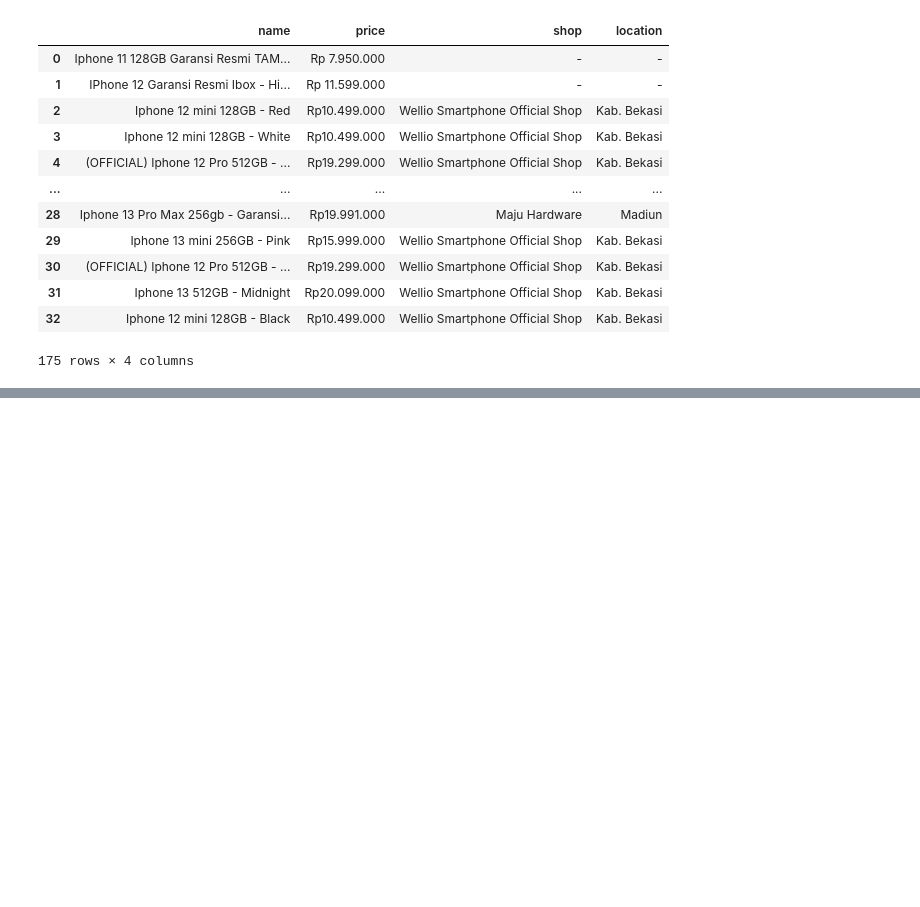
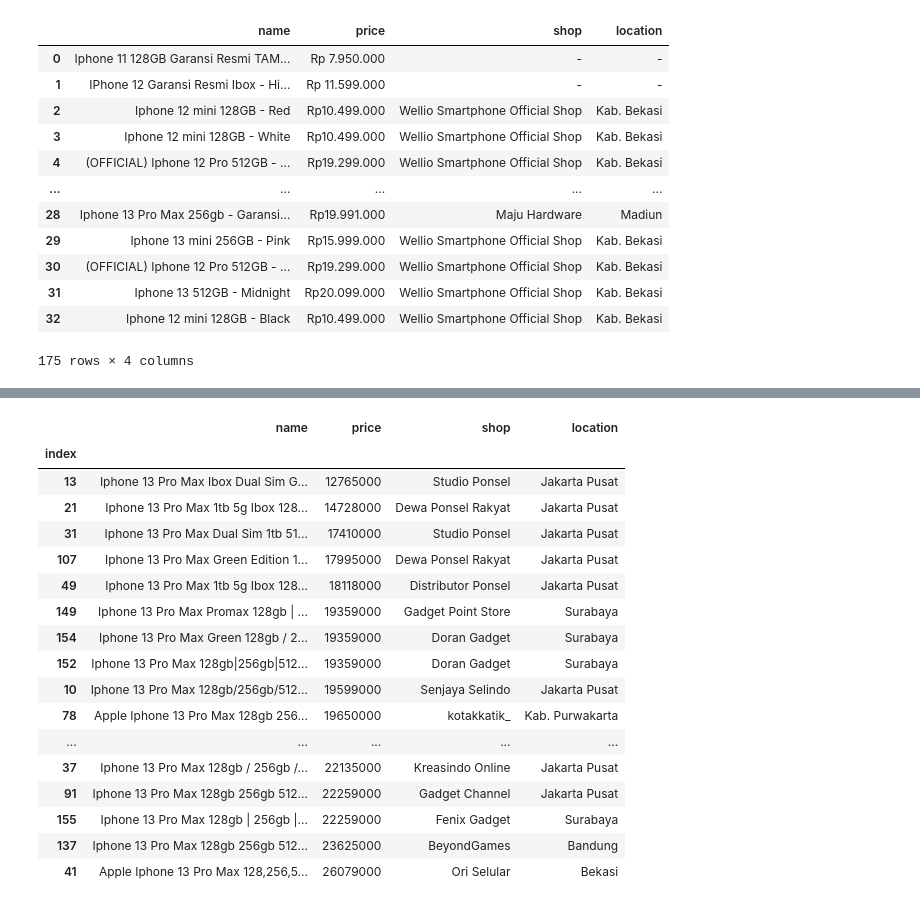
Before and after one commit to prasetyatf/iphone13promax_price_analysis, a Jupyter notebook: Analisis-Iphone_13_pro_max.ipynb, the cells around one changed output, grey strips where cells are left out. Saved outputs shown, nothing was run; the diff lists cells and outputs as text; code cells hidden in the pictures; blank space fills up the shorter version.

```diff
--- a/Analisis-Iphone_13_pro_max.ipynb
+++ b/Analisis-Iphone_13_pro_max.ipynb
@@ -170,0 +105,3 @@ memory usage: 1.3+ KB
+# %%
+df.sort_values(by='price', ascending=True, inplace=True)
+df
@@ -170,0 +123,5 @@ memory usage: 1.3+ KB
+# %%
+# Iphone 13 pro max has 3 variance: 128gb, 256gb, 512gb
+# i choose 128gb
+df = df.loc[df.name.str.contains(r"iphone 13 pro max 128", case=False, regex=False), :]
+df
@@ -175,0 +188,26 @@ df.boxplot('price')
+# %%
+# cek nama ambigu
+# nama ambigu perlu di kroscek ke penjual langsung
+
+pd.options.display.max_rows = 200
+ambigu = df.loc[df.name.str.contains('256') & df.name.str.contains('512') & df.name.str.contains('128'), :]
+ambigu
+# %% [output]
+|  | name | price | shop | location |
+| index |  |  |  |  |
+| 13 | Iphone 13 Pro Max Ibox Dual Sim G... | 12765000 | Studio Ponsel | Jakarta Pusat |
+| 21 | Iphone 13 Pro Max 1tb 5g Ibox 128... | 14728000 | Dewa Ponsel Rakyat | Jakarta Pusat |
+| 31 | Iphone 13 Pro Max Dual Sim 1tb 51... | 17410000 | Studio Ponsel | Jakarta Pusat |
+| 107 | Iphone 13 Pro Max Green Edition 1... | 17995000 | Dewa Ponsel Rakyat | Jakarta Pusat |
+| 49 | Iphone 13 Pro Max 1tb 5g Ibox 128... | 18118000 | Distributor Ponsel | Jakarta Pusat |
+| 149 | Iphone 13 Pro Max Promax 128gb | ... | 19359000 | Gadget Point Store | Surabaya |
+| 154 | Iphone 13 Pro Max Green 128gb / 2... | 19359000 | Doran Gadget | Surabaya |
+| 152 | Iphone 13 Pro Max 128gb|256gb|512... | 19359000 | Doran Gadget | Surabaya |
+| 10 | Iphone 13 Pro Max 128gb/256gb/512... | 19599000 | Senjaya Selindo | Jakarta Pusat |
+| 78 | Apple Iphone 13 Pro Max 128gb 256... | 19650000 | kotakkatik_ | Kab. Purwakarta |
+| ... | ... | ... | ... | ... |
+| 37 | Iphone 13 Pro Max 128gb / 256gb /... | 22135000 | Kreasindo Online | Jakarta Pusat |
+| 91 | Iphone 13 Pro Max 128gb 256gb 512... | 22259000 | Gadget Channel | Jakarta Pusat |
+| 155 | Iphone 13 Pro Max 128gb | 256gb |... | 22259000 | Fenix Gadget | Surabaya |
+| 137 | Iphone 13 Pro Max 128gb 256gb 512... | 23625000 | BeyondGames | Bandung |
+| 41 | Apple Iphone 13 Pro Max 128,256,5... | 26079000 | Ori Selular | Bekasi |
```
Also changed, not shown: parts of 19 cells of this notebook.
